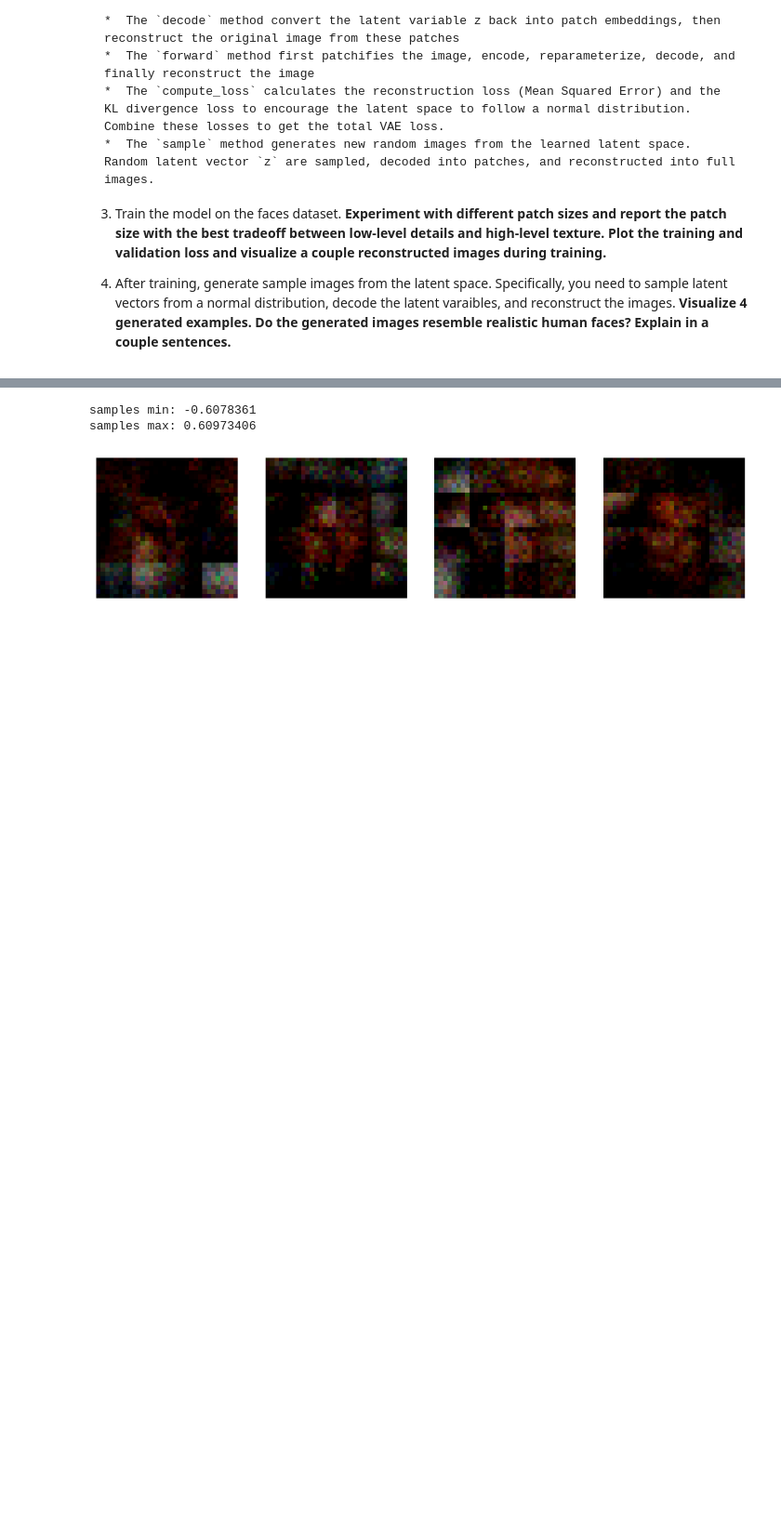
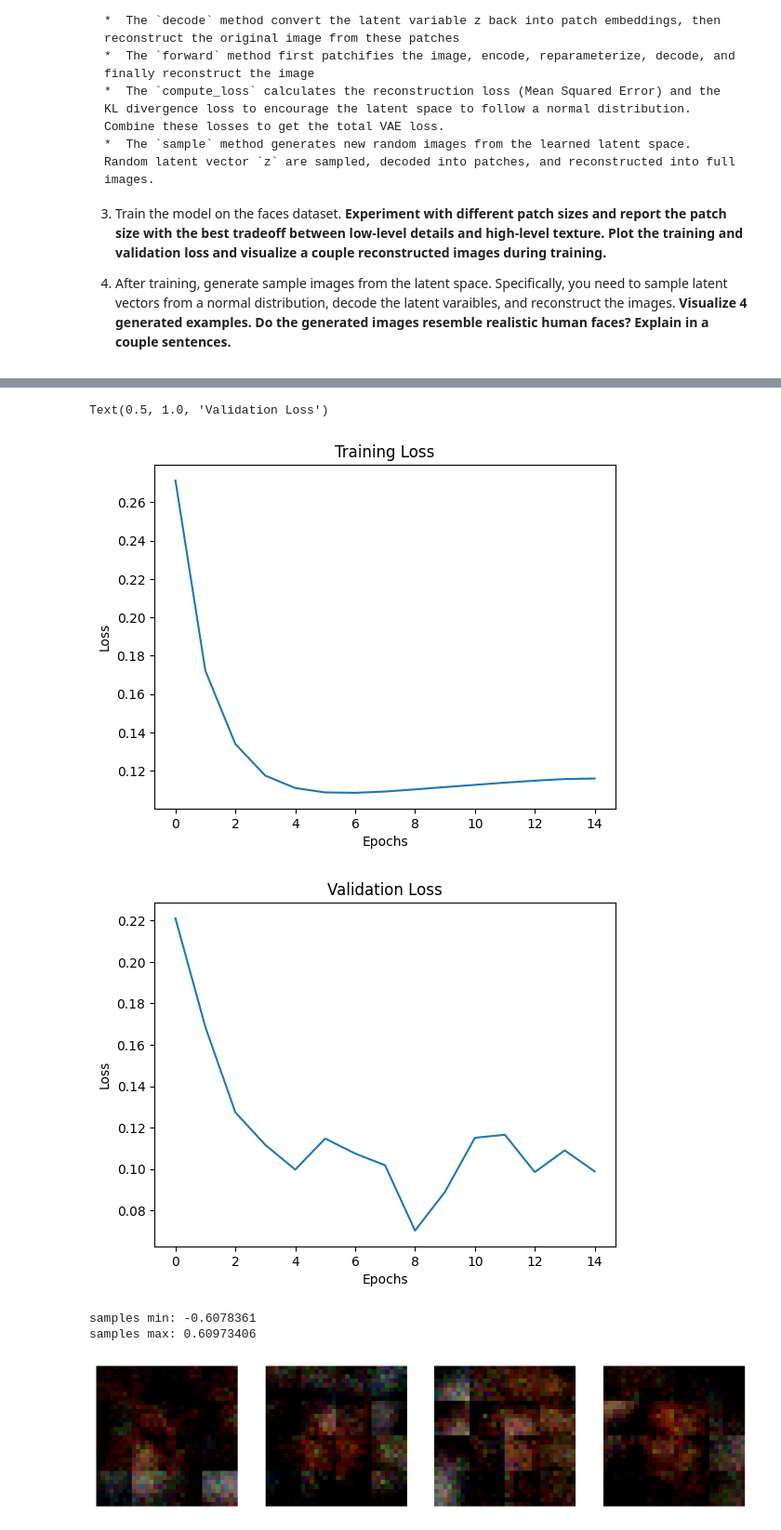
Before and after one commit to Carperis/machine_perception, a Jupyter notebook: P4 Diffusion/CIS6800_Diffusion_HW.ipynb, the cells around one changed output, grey strips where cells are left out. Shown: that part at 93% size. Saved outputs shown, nothing was run; the diff lists cells and outputs as text; code cells hidden in the pictures; blank space fills up the shorter version.

```diff
--- a/P4 Diffusion/CIS6800_Diffusion_HW.ipynb
+++ b/P4 Diffusion/CIS6800_Diffusion_HW.ipynb
@@ -518,3 +518,42 @@ Epoch 6/15, Loss: 0.115, Recon Loss: 0.087, KL Loss: 0.083, Variance: 0.869
+# %%
+from tensorboard.backend.event_processing.event_accumulator import EventAccumulator
+log_dir = 'logs/patch_vae_2024-10-28_19-58-46/Training vs Validation Loss_Train'  # Replace {timestamp} with your actual timestamp
+
+# Load the event file
+ea = event_acc = EventAccumulator(log_dir)
+event_acc.Reload()
+train_loss = []
+for tag in ea.Tags()['scalars']:
+    # print(tag)
+    scalar_events = ea.Scalars(tag)
+    for event in scalar_events:
+        train_loss.append(event.value)
+plt.figure()
+plt.plot(train_loss)
+plt.xlabel('Epochs')
+plt.ylabel('Loss')
+plt.title('Training Loss')
+
+log_dir = 'logs/patch_vae_2024-10-28_19-58-46/Training vs Validation Loss_Validation'  # Replace {timestamp} with your actual timestamp
+
+# Load the event file
+ea = event_acc = EventAccumulator(log_dir)
+event_acc.Reload()
+val_loss = []
+for tag in ea.Tags()['scalars']:
+    # print(tag)
+    scalar_events = ea.Scalars(tag)
+    for event in scalar_events:
+        val_loss.append(event.value)
+plt.figure()
+plt.plot(val_loss)
+plt.xlabel('Epochs')
+plt.ylabel('Loss')
+plt.title('Validation Loss')
+# %% [output]
+Text(0.5, 1.0, 'Validation Loss')
+[figure, added]
+[figure, added]
 # %%
 # Generate images by sampling from latent space
 device = torch.device("cuda" if torch.cuda.is_available() else "cpu")
```
Also changed, not shown: parts of 1 cell of this notebook.
